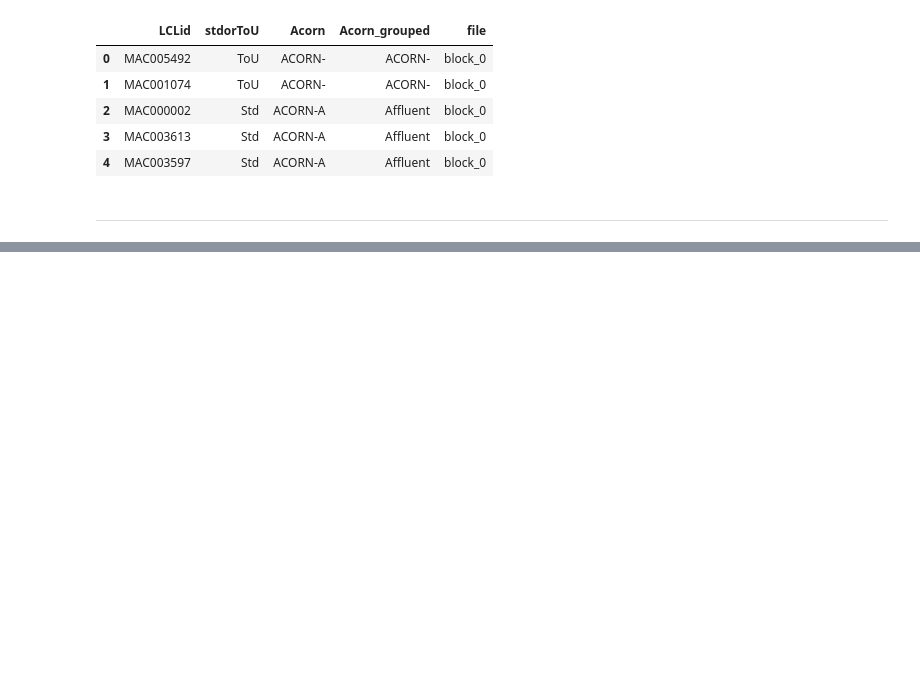
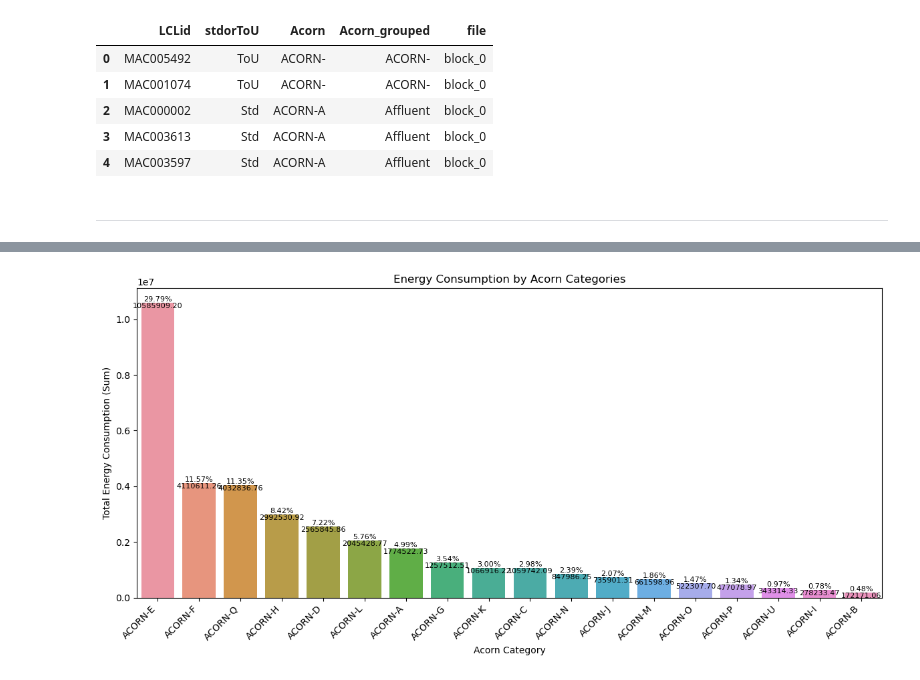
Before and after one commit to shanniekwok/IS459-G1T7, a Jupyter notebook: 2.1 Internal Factors Analysis.ipynb, the cells around one changed output, grey strips where cells are left out. Cells and saved outputs as stored; diff of their text form; code cells hidden in the pictures; blank space fills up the shorter version.

```diff
--- a/2.1 Internal Factors Analysis.ipynb
+++ b/2.1 Internal Factors Analysis.ipynb
@@ -86,0 +227,10 @@ df5.head()
+# %%
+# Filter out rows where 'Acorn' equals 'ACORN-'
+filtered_df = merged_df[merged_df['Acorn'] != 'ACORN-']
+
+# Sort by energy_sum in descending order and get all categories
+sorted_acorn = filtered_df.groupby('Acorn')['energy_sum'].sum().sort_values(ascending=False)
+
+# Display the sorted categories
+print("Acorn Categories Sorted by Energy Consumption (Top to Bottom):")
+sorted_acorn
@@ -86,0 +259,31 @@ df5.head()
+# %%
+# Calculate the total energy consumption
+total_energy_consumption = sorted_acorn.sum()
+
+# Plot bar chart for energy consumption
+plt.figure(figsize=(12, 6))  # Adjusted figure size for more space
+
+# Plot the bar chart
+sns.barplot(x=sorted_acorn.index, y=sorted_acorn.values)
+
+# Add percentage and raw values on top and below the bars
+for i, value in enumerate(sorted_acorn.values):
+    percentage = (value / total_energy_consumption) * 100
+    plt.text(i, value + 0.1, f'{percentage:.2f}%', ha='center', va='bottom', color='black', fontsize=8)
+    plt.text(i, value - 0.1, f'{value:.2f}', ha='center', va='top', color='black', fontsize=8)
+
+# Add title and labels
+plt.title('Energy Consumption by Acorn Categories')
+plt.xlabel('Acorn Category')
+plt.ylabel('Total Energy Consumption (Sum)')
+
+# Tilt x-axis labels, reduce font size and ensure they don't overlap
+plt.xticks(rotation=45, ha='right', fontsize=10)
+
+# Adjust layout to prevent label overlap
+plt.tight_layout()
+
+# Display the plot
+plt.show()
+# %% [output]
+[figure, added]
```
Also changed, not shown: parts of 32 cells of this notebook.
